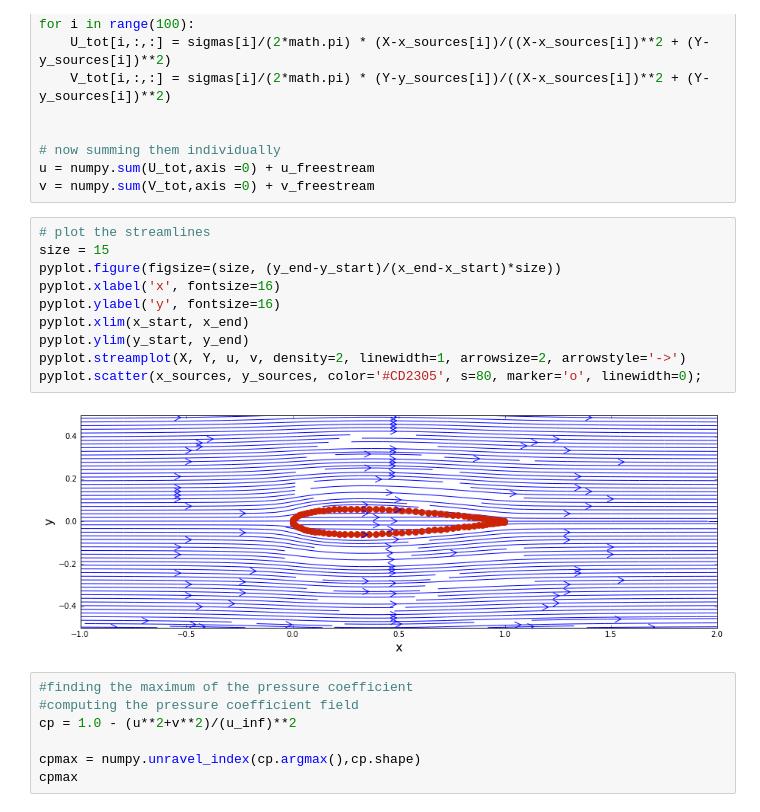
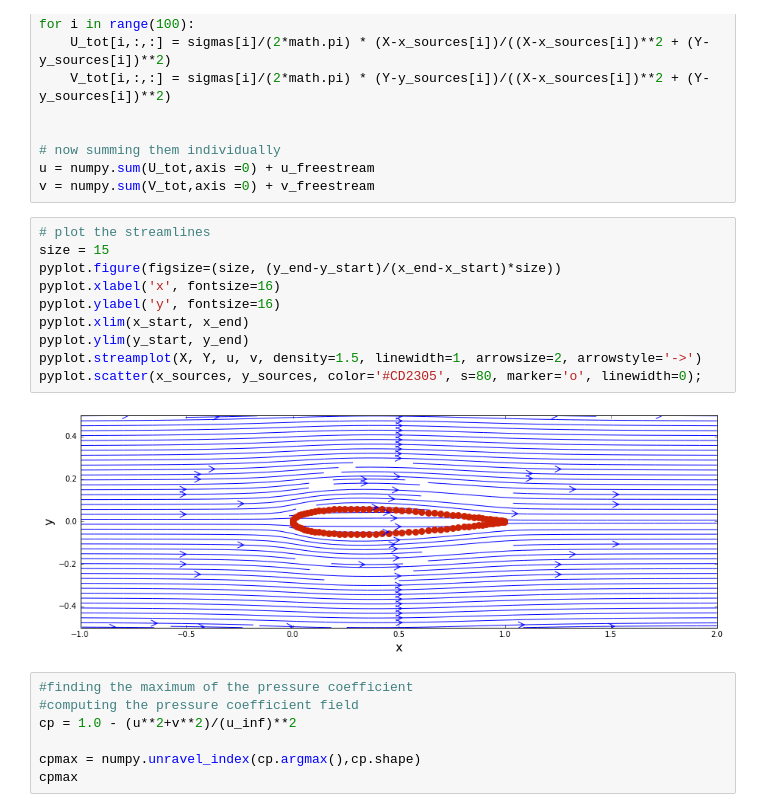
Before and after one commit to jennakosborn/mae6226, a Jupyter notebook: Assignment01.ipynb, the cells around one changed output. Saved outputs shown, nothing was run; the diff lists cells and outputs as text.

```diff
--- a/Assignment01.ipynb
+++ b/Assignment01.ipynb
@@ -68,15 +68,15 @@ v = numpy.sum(V_tot,axis =0) + v_freestream
 # %%
 # plot the streamlines
 size = 15
 pyplot.figure(figsize=(size, (y_end-y_start)/(x_end-x_start)*size))
 pyplot.xlabel('x', fontsize=16)
 pyplot.ylabel('y', fontsize=16)
 pyplot.xlim(x_start, x_end)
 pyplot.ylim(y_start, y_end)
-pyplot.streamplot(X, Y, u, v, density=2, linewidth=1, arrowsize=2, arrowstyle='->')
+pyplot.streamplot(X, Y, u, v, density=1.5, linewidth=1, arrowsize=2, arrowstyle='->')
 pyplot.scatter(x_sources, y_sources, color='#CD2305', s=80, marker='o', linewidth=0);
 # %% [output]
-[figure, old version]
+[figure, new version]
 # %%
 #finding the maximum of the pressure coefficient
 #computing the pressure coefficient field
```
Also changed, not shown: parts of 1 cell of this notebook.
